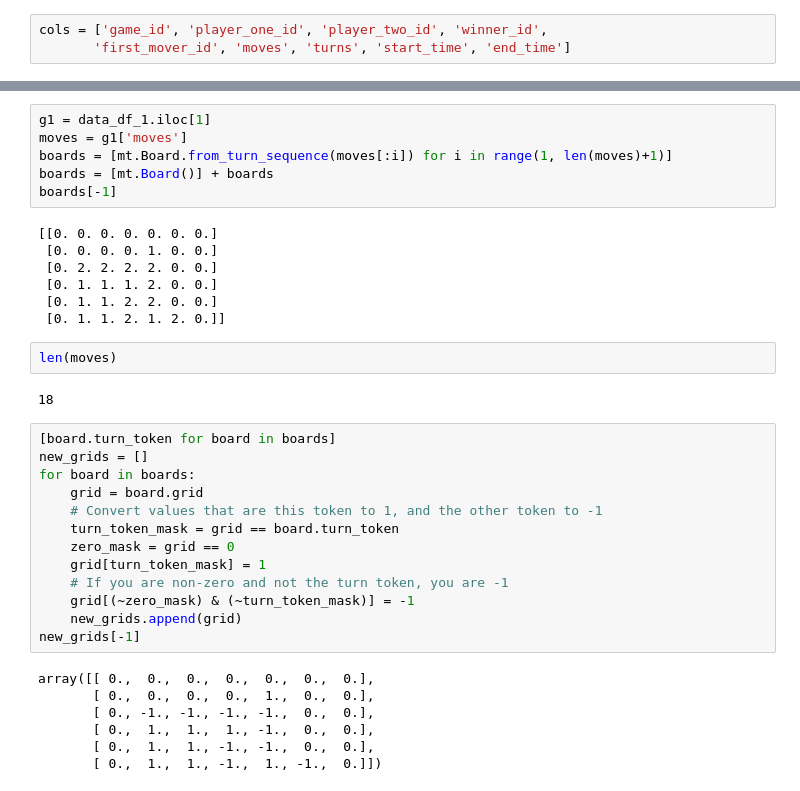
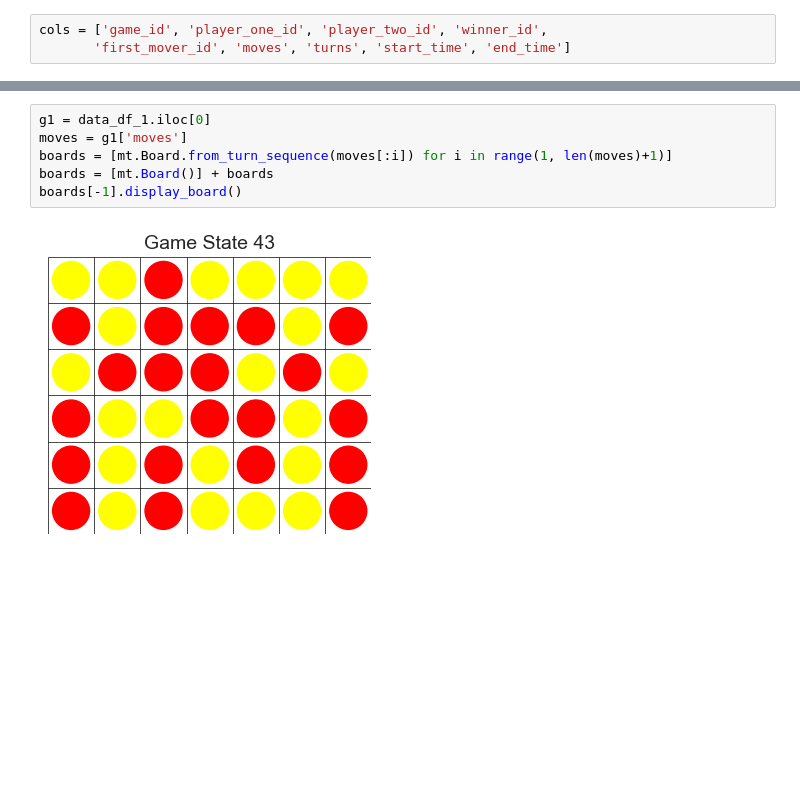
Before and after one commit to Brandt-moreThan4/ConnectFour, a Jupyter notebook: notebooks/mod_1.ipynb, the cells around one changed output, grey strips where cells are left out. Drawn from its saved outputs; the diff is of its cells as text; blank space fills up the shorter version.

```diff
--- a/notebooks/mod_1.ipynb
+++ b/notebooks/mod_1.ipynb
@@ -52,37 +61,8 @@ data_df_1.head(2)
 # %%
-g1 = data_df_1.iloc[1]
+g1 = data_df_1.iloc[0]
 moves = g1['moves']
 boards = [mt.Board.from_turn_sequence(moves[:i]) for i in range(1, len(moves)+1)]
 boards = [mt.Board()] + boards
-boards[-1]
+boards[-1].display_board()
 # %% [output]
-[[0. 0. 0. 0. 0. 0. 0.]
- [0. 0. 0. 0. 1. 0. 0.]
- [0. 2. 2. 2. 2. 0. 0.]
- [0. 1. 1. 1. 2. 0. 0.]
- [0. 1. 1. 2. 2. 0. 0.]
- [0. 1. 1. 2. 1. 2. 0.]]
+[figure, added]
-# %%
-len(moves)
-# %% [output]
-18
-# %%
-[board.turn_token for board in boards]
-new_grids = []
-for board in boards:
-    grid = board.grid
-    # Convert values that are this token to 1, and the other token to -1
-    turn_token_mask = grid == board.turn_token
-    zero_mask = grid == 0
-    grid[turn_token_mask] = 1
-    # If you are non-zero and not the turn token, you are -1
-    grid[(~zero_mask) & (~turn_token_mask)] = -1
-    new_grids.append(grid)
-new_grids[-1]
-# %% [output]
-array([[ 0.,  0.,  0.,  0.,  0.,  0.,  0.],
-       [ 0.,  0.,  0.,  0.,  1.,  0.,  0.],
-       [ 0., -1., -1., -1., -1.,  0.,  0.],
-       [ 0.,  1.,  1.,  1., -1.,  0.,  0.],
-       [ 0.,  1.,  1., -1., -1.,  0.,  0.],
-       [ 0.,  1.,  1., -1.,  1., -1.,  0.]])
```
Also changed, not shown: parts of 19 cells of this notebook, 5 other files.
